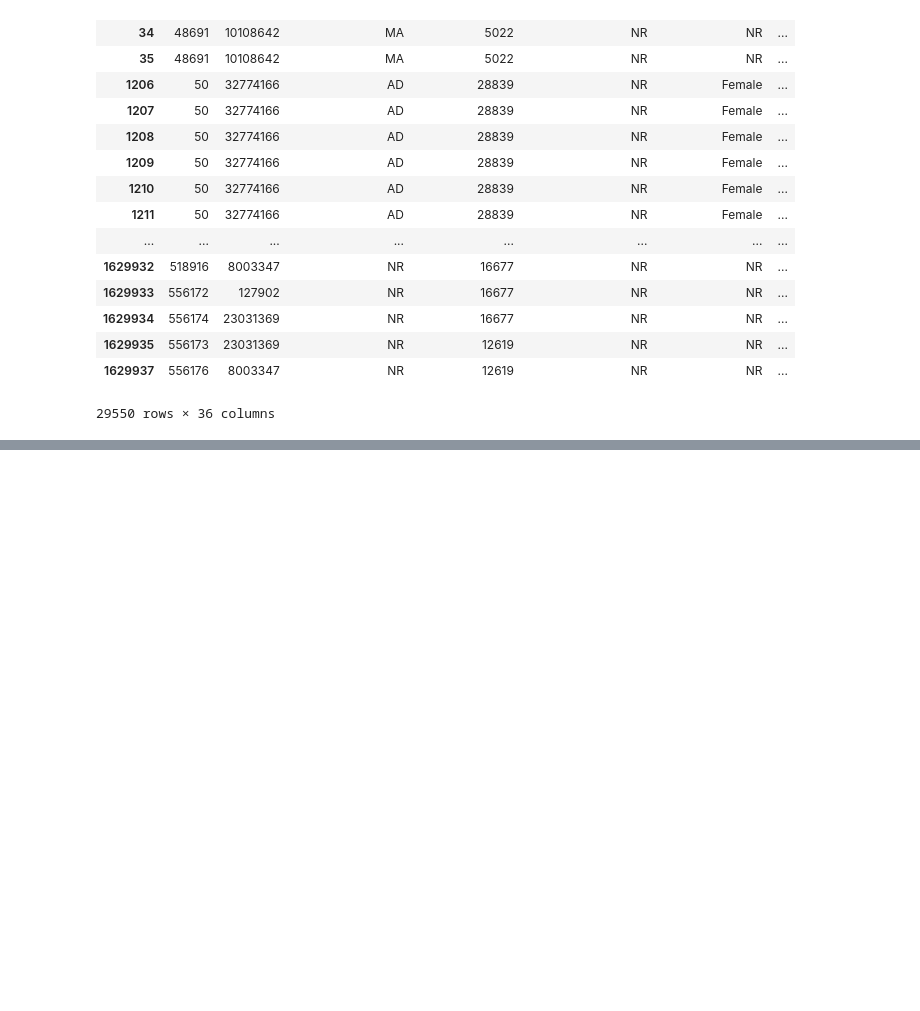
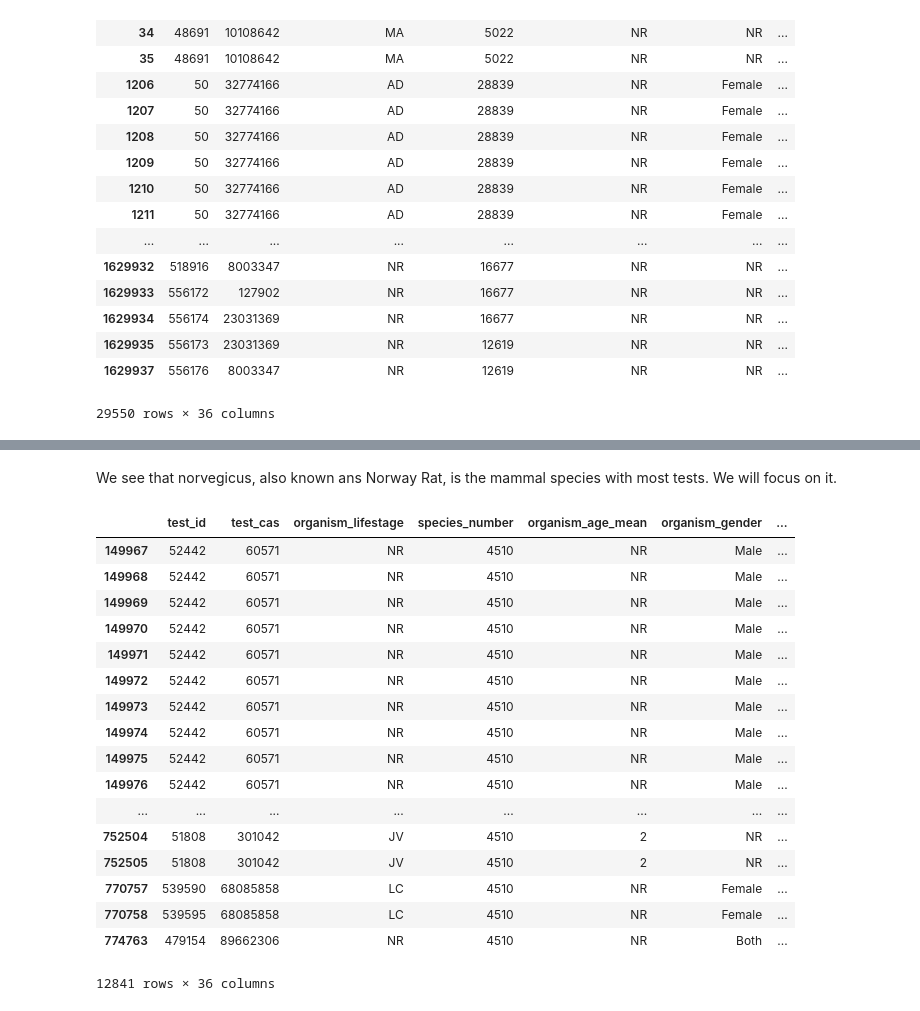
Before and after one commit to Kan4me/pupplystics, a Jupyter notebook: 0428_mort_graph/mammal_analysis.ipynb, the cells around one changed output, grey strips where cells are left out. Cells and saved outputs as stored; diff of their text form; code cells hidden in the pictures; blank space fills up the shorter version.

```diff
--- a/0428_mort_graph/mammal_analysis.ipynb
+++ b/0428_mort_graph/mammal_analysis.ipynb
@@ -72,0 +91,24 @@ df_mammals
+# %% [markdown]
+We see that norvegicus, also known ans Norway Rat, is the mammal species with most tests. We will focus on it.
+# %%
+df_norv = df_mammals.query('species == "norvegicus"')
+df_norv
+# %% [output]
+|  | test_id | test_cas | organism_lifestage | species_number | organism_age_mean | organism_gender | ... |
+| 149967 | 52442 | 60571 | NR | 4510 | NR | Male | ... |
+| 149968 | 52442 | 60571 | NR | 4510 | NR | Male | ... |
+| 149969 | 52442 | 60571 | NR | 4510 | NR | Male | ... |
+| 149970 | 52442 | 60571 | NR | 4510 | NR | Male | ... |
+| 149971 | 52442 | 60571 | NR | 4510 | NR | Male | ... |
+| 149972 | 52442 | 60571 | NR | 4510 | NR | Male | ... |
+| 149973 | 52442 | 60571 | NR | 4510 | NR | Male | ... |
+| 149974 | 52442 | 60571 | NR | 4510 | NR | Male | ... |
+| 149975 | 52442 | 60571 | NR | 4510 | NR | Male | ... |
+| 149976 | 52442 | 60571 | NR | 4510 | NR | Male | ... |
+| ... | ... | ... | ... | ... | ... | ... | ... |
+| 752504 | 51808 | 301042 | JV | 4510 | 2 | NR | ... |
+| 752505 | 51808 | 301042 | JV | 4510 | 2 | NR | ... |
+| 770757 | 539590 | 68085858 | LC | 4510 | NR | Female | ... |
+| 770758 | 539595 | 68085858 | LC | 4510 | NR | Female | ... |
+| 774763 | 479154 | 89662306 | NR | 4510 | NR | Both | ... |
+12841 rows × 36 columns
```
Also changed, not shown: parts of 7 cells of this notebook, 1 other file.
